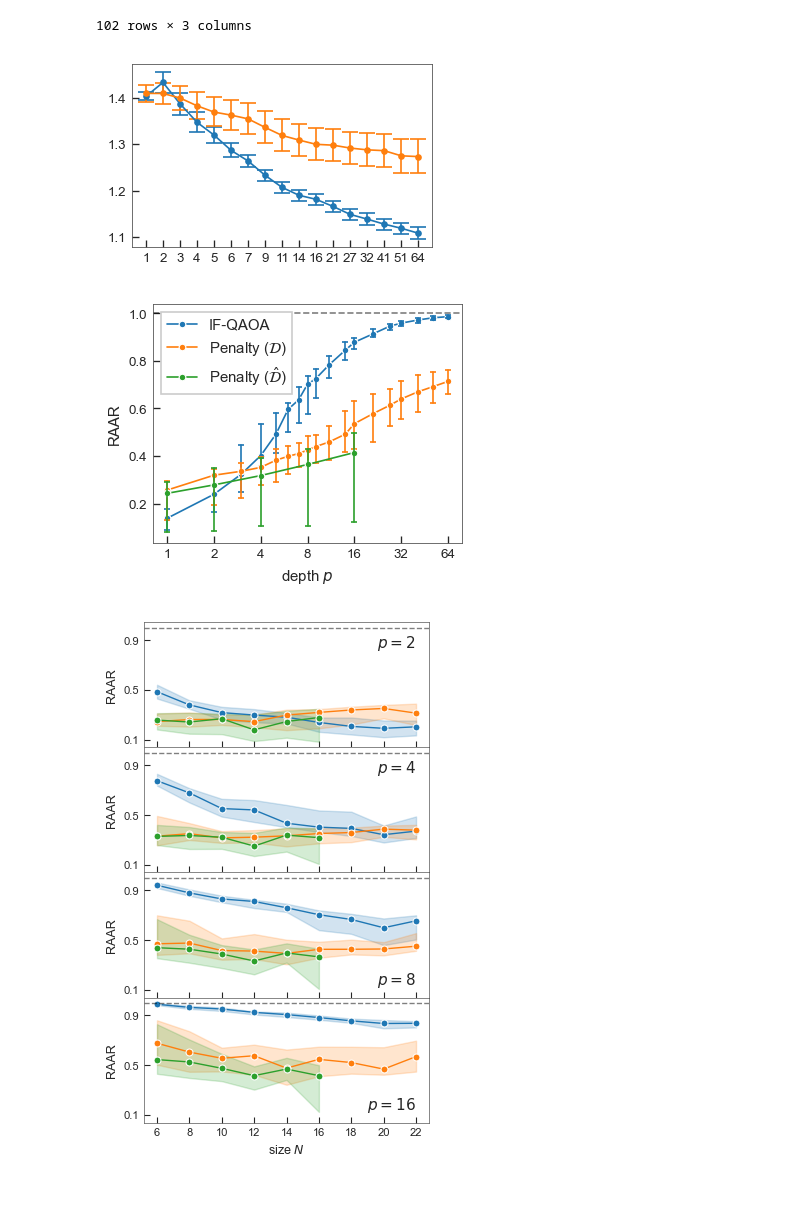
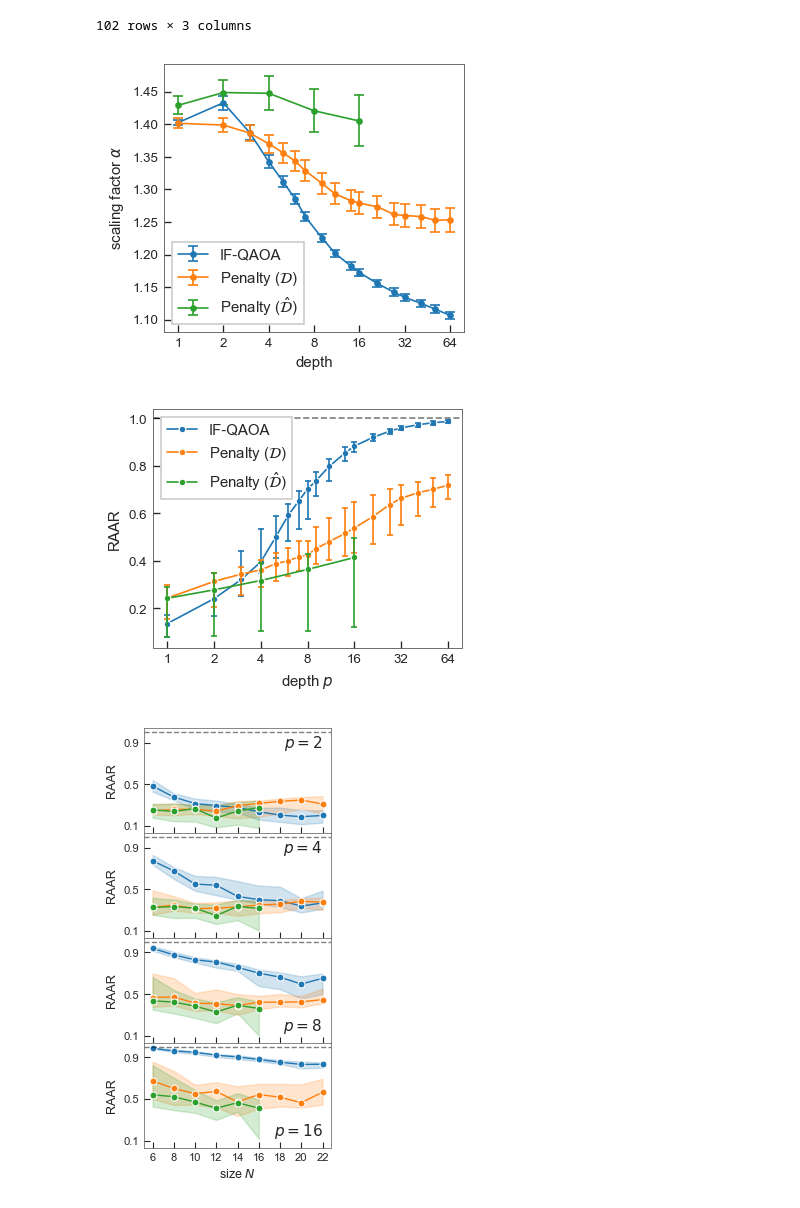
Before and after one commit to dbucher97/fast-qaoa-c, a Jupyter notebook: notebooks/eval/int_analysis.ipynb, the cells around one changed output. Saved outputs shown, nothing was run; the diff lists cells and outputs as text; code cells hidden in the pictures.

Commit message:
large scaling test qpe

```diff
--- a/notebooks/eval/int_analysis.ipynb
+++ b/notebooks/eval/int_analysis.ipynb
@@ -274,6 +278,6 @@ df2 = df2.query("n_qubits < 18")
 # %%
 add_lengths_to_df(df2, IntegerKnapsack)
 # %%
-df2["adj_clops"] = df2.clops * np.ceilnp.log(0.01) / np.log(1 - df2.p_opt)
+df2["adj_clops"] = df2.clops * np.ceil(np.log(0.01) / np.log(1 - df2.p_opt))
 df2["log_adj_clops"] = np.log10(df2.adj_clops)
 # %%
@@ -377,21 +393,30 @@ adj_clops2.reset_index().groupby("n_qubits")
 | 101 | 16 | 64 | 19009.755464 |
 102 rows × 3 columns
 # %%
-df_fit = fit_multi(df2, x="n_qubits", y="log_adj_clops", groupby=["qaoa", "depth"])
+df_fit = fit_multi(pd.concat([df.query("qaoa == 'quad_penalty_full_problem'"), df2]), x="n_qubits", y="log_adj_clops", groupby=["qaoa", "depth"])
 # %%
-qp.plot_setup()
+qp.plot_setup(aspect_ratio=0.9)
 df_fit["exp_slope"] = np.exp(df_fit.slope)
 
 dfx = df_fit.reset_index()
 def plot_method(x):
     bounds = np.abs(np.exp(x[["lower", "upper"]].to_numpy().T) - np.exp(x.slope.to_numpy()[None, :]))
-    plt.errorbar(np.arange(len(x.depth)), np.exp(x.slope), yerr=bounds, capsize=5, marker="o")
+    plt.errorbar(x.depth, np.exp(x.slope), yerr=bounds, capsize=3, marker="o")
 
 dfx.groupby("qaoa").apply(plot_method)
-_ = plt.xticks(np.arange(len(dfx.depth.drop_duplicates())), dfx.depth.drop_duplicates().astype(int))
+
+plt.xscale("log")
+
+plt.legend(["IF-QAOA", "Penalty ($\mathcal{D}$)", "Penalty ($\hat{\mathcal{D}}$)"])
+
+plt.ylabel(r"scaling factor $\alpha$")
+plt.xlabel("depth")
+plt.xticks([1 << i for i in range(7)], [1 << i for i in range(7)]);
 # sns.pointplot(df_fit, x="depth", y="slope", hue="method")
+
+plt.savefig("plots/int_scaling.pdf", bbox_inches="tight", transparent=True)
 # %% [output]
-[figure, old version]
+[figure, new version]
 # %%
 dfx = pd.concat([df2, df])
 
@@ -415,11 +440,11 @@ fig.tight_layout()
 
 plt.xlabel("depth $p$")
 
-plt.savefig("plots/cmp_16.pdf")
+plt.savefig("plots/cmp_16.pdf", bbox_inches="tight", transparent=True)
 # %% [output]
-[figure, old version]
+[figure, new version]
 # %%
-fg = sns.FacetGrid(df.query("depth > 1"), col="depth", aspect=2.5, height=1.4, despine=False, col_wrap=1)
+fg = sns.FacetGrid(df.query("depth > 1"), col="depth", aspect=2.1, height=1.2, despine=False, col_wrap=1)
 
 
 fg.map_dataframe(sns.lineplot, x="n_qubits", y="rnd_approx_ratio", hue="qaoa", errorbar=("pi", 50), estimator=np.median, marker="o", markersize=5)
@@ -441,8 +466,8 @@ fg.map(pl_title, "depth")
 fg.set_xlabels("size $N$")
 plt.subplots_adjust(wspace=0, hspace=0)
 
-plt.savefig("cmp_multi.pdf", bbox_inches="tight")
+plt.savefig("plots/cmp_multi.pdf", bbox_inches="tight", transparent=True)
 # %% [output]
-[figure, old version]
+[figure, new version]
 # %%
 grid.fig.subplots_adjust(top=0.90)
```
Also changed, not shown: parts of 4 cells of this notebook, 10 other files.
